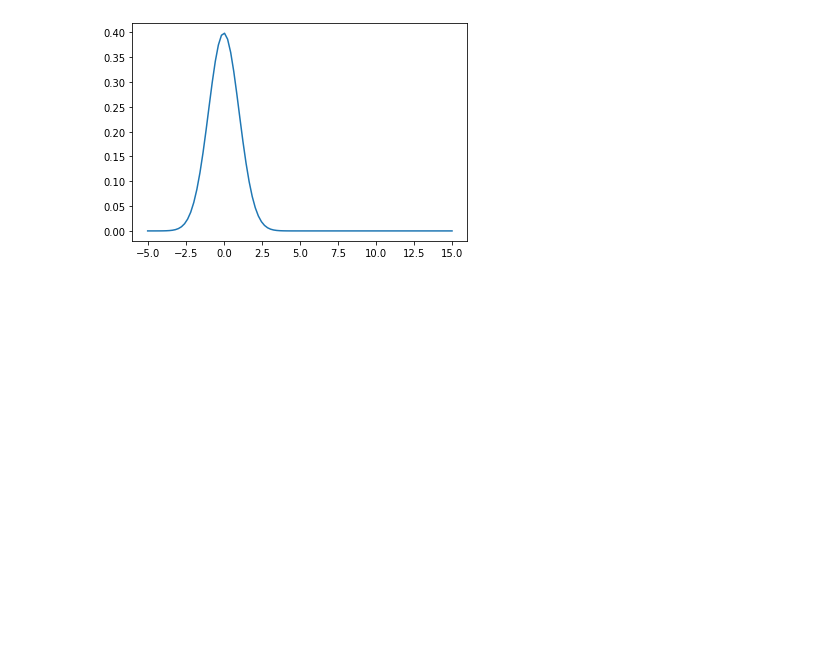
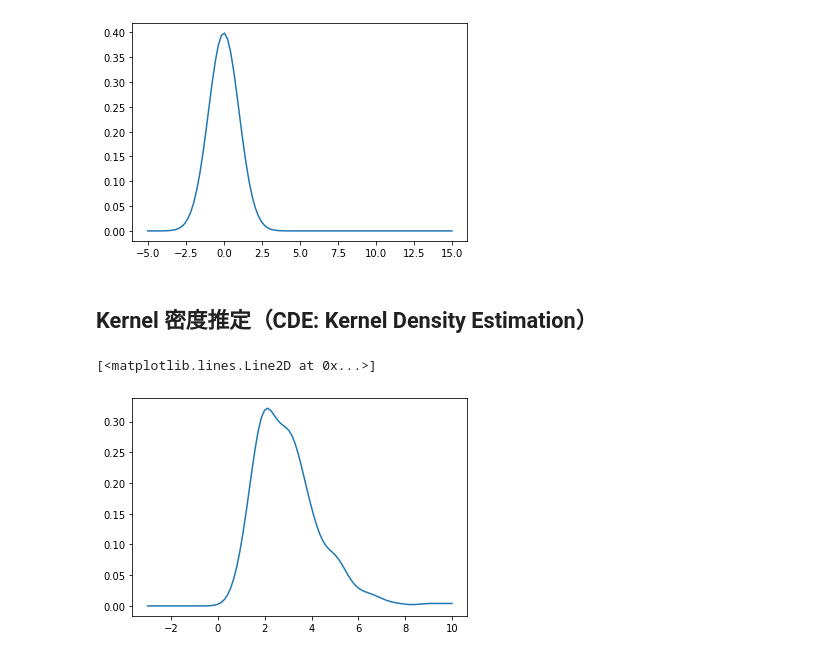
Before and after one commit to 1024xx4/statistics_udemy, a Jupyter notebook: statistics.ipynb, the cells around one changed output. Saved outputs shown, nothing was run; the diff lists cells and outputs as text; code cells hidden in the pictures; blank space fills up the shorter version.

```diff
--- a/statistics.ipynb
+++ b/statistics.ipynb
@@ -406,3 +406,12 @@ plt.plot(x, y)
 # %% [output]
 [<matplotlib.lines.Line2D at 0x...>]
 [figure]
+# %% [markdown]
+## Kernel 密度推定（CDE: Kernel Density Estimation）
+# %%
+x = np.linspace(-3, 10, 100)
+y = stats.gaussian_kde(df['tip']).pdf(x)
+plt.plot(x, y)
+# %% [output]
+[<matplotlib.lines.Line2D at 0x...>]
+[figure, added]
```
Also changed, not shown: parts of 4 cells of this notebook, 1 other file.
